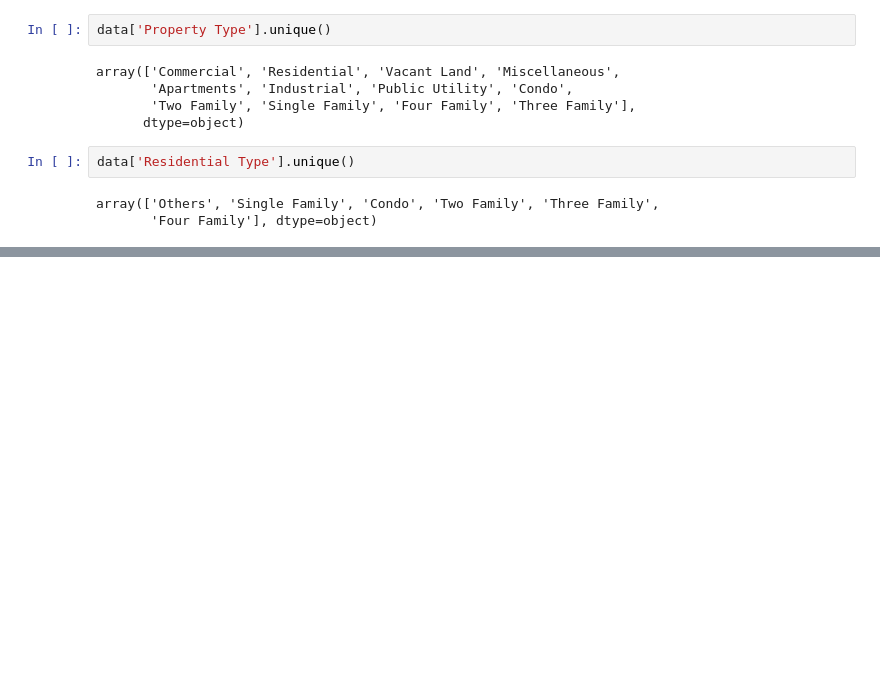
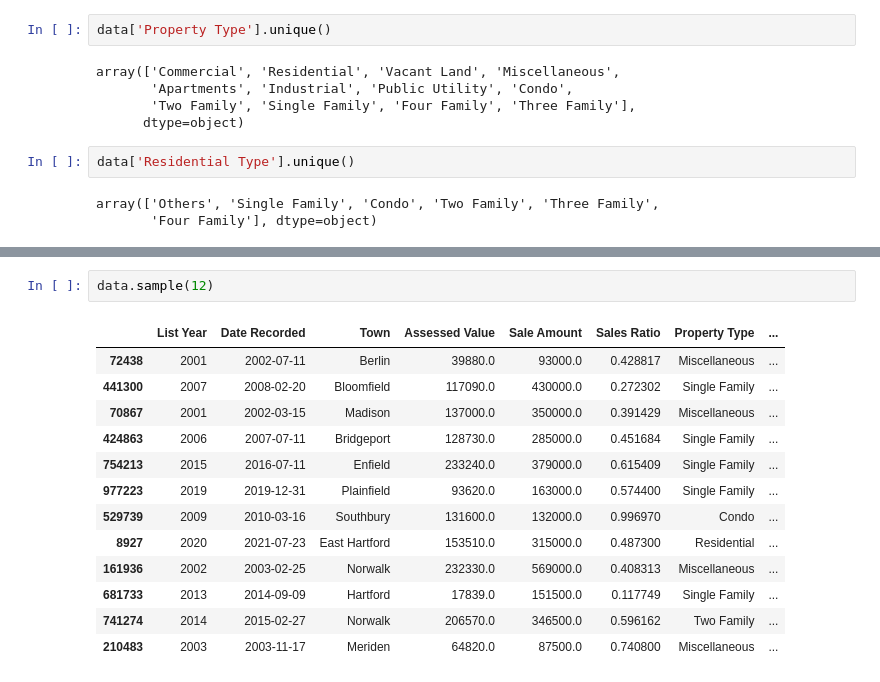
Before and after one commit to vinaykumargummadi/CTREA-Dynamics, a Jupyter notebook: notebooks/Outliers_Treatment.ipynb, the cells around one changed output, grey strips where cells are left out. Cells and saved outputs as stored; diff of their text form; blank space fills up the shorter version.

```diff
--- a/notebooks/Outliers_Treatment.ipynb
+++ b/notebooks/Outliers_Treatment.ipynb
@@ -333,0 +397,16 @@ data.sample(10)
+# %%
+data.sample(12)
+# %% [output]
+|  | List Year | Date Recorded | Town | Assessed Value | Sale Amount | Sales Ratio | Property Type | ... |
+| 72438 | 2001 | 2002-07-11 | Berlin | 39880.0 | 93000.0 | 0.428817 | Miscellaneous | ... |
+| 441300 | 2007 | 2008-02-20 | Bloomfield | 117090.0 | 430000.0 | 0.272302 | Single Family | ... |
+| 70867 | 2001 | 2002-03-15 | Madison | 137000.0 | 350000.0 | 0.391429 | Miscellaneous | ... |
+| 424863 | 2006 | 2007-07-11 | Bridgeport | 128730.0 | 285000.0 | 0.451684 | Single Family | ... |
+| 754213 | 2015 | 2016-07-11 | Enfield | 233240.0 | 379000.0 | 0.615409 | Single Family | ... |
+| 977223 | 2019 | 2019-12-31 | Plainfield | 93620.0 | 163000.0 | 0.574400 | Single Family | ... |
+| 529739 | 2009 | 2010-03-16 | Southbury | 131600.0 | 132000.0 | 0.996970 | Condo | ... |
+| 8927 | 2020 | 2021-07-23 | East Hartford | 153510.0 | 315000.0 | 0.487300 | Residential | ... |
+| 161936 | 2002 | 2003-02-25 | Norwalk | 232330.0 | 569000.0 | 0.408313 | Miscellaneous | ... |
+| 681733 | 2013 | 2014-09-09 | Hartford | 17839.0 | 151500.0 | 0.117749 | Single Family | ... |
+| 741274 | 2014 | 2015-02-27 | Norwalk | 206570.0 | 346500.0 | 0.596162 | Two Family | ... |
+| 210483 | 2003 | 2003-11-17 | Meriden | 64820.0 | 87500.0 | 0.740800 | Miscellaneous | ... |
```
Also changed, not shown: parts of 23 cells of this notebook, 4 other files.
